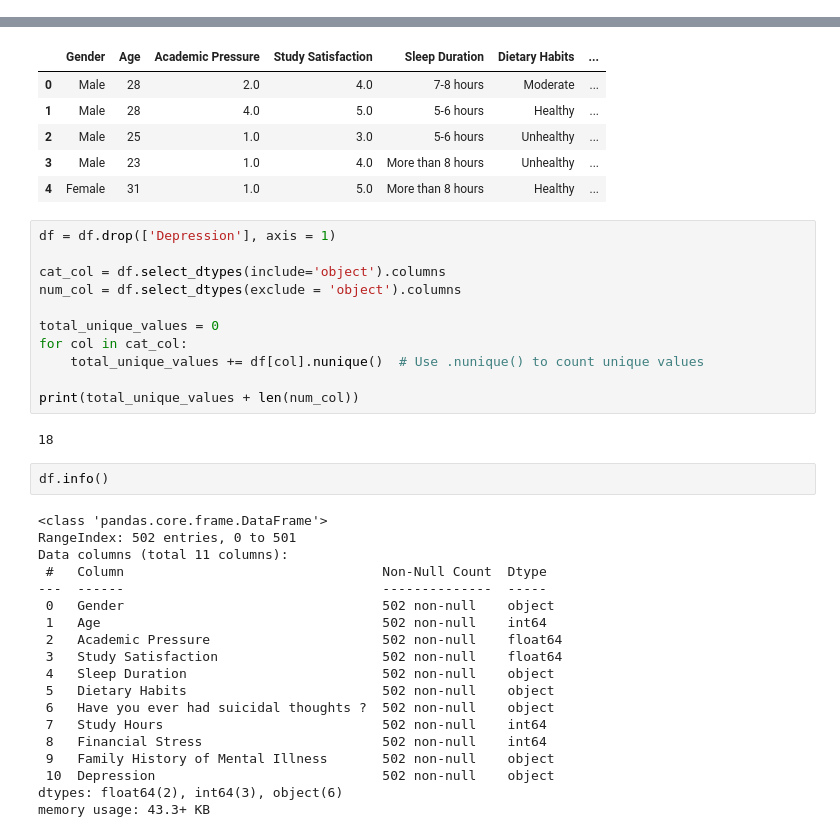
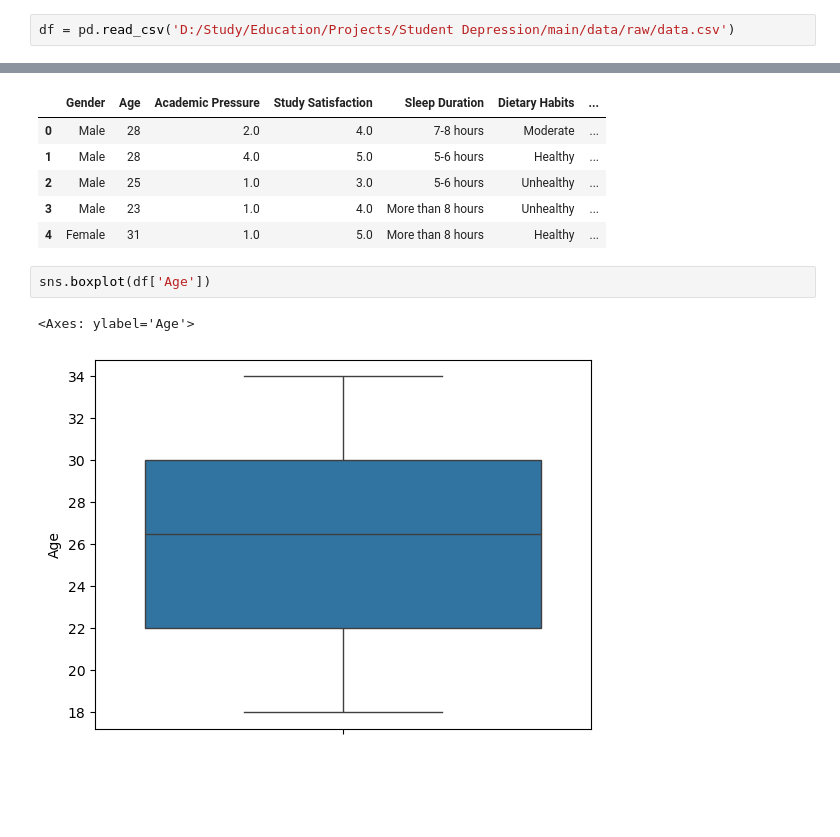
Before and after one commit to GinHikat/Students-Depression, a Jupyter notebook: main/notebook/EDA.ipynb, the cells around one changed output, grey strips where cells are left out. Cells and saved outputs as stored; diff of their text form; blank space fills up the shorter version.

```diff
--- a/main/notebook/EDA.ipynb
+++ b/main/notebook/EDA.ipynb
@@ -52,3 +14,5 @@ array([[0.16732927, 0.83267073]])
+# %%
+df = pd.read_csv('D:/Study/Education/Projects/Student Depression/main/data/raw/data.csv')
 # %%
 df.head()
 # %% [output]
@@ -58,37 +22,8 @@ df.head()
 | 2 | Male | 25 | 1.0 | 3.0 | 5-6 hours | Unhealthy | ... |
 | 3 | Male | 23 | 1.0 | 4.0 | More than 8 hours | Unhealthy | ... |
 | 4 | Female | 31 | 1.0 | 5.0 | More than 8 hours | Healthy | ... |
-# %%
-df = df.drop(['Depression'], axis = 1)
-
-cat_col = df.select_dtypes(include='object').columns
-num_col = df.select_dtypes(exclude = 'object').columns
-
-total_unique_values = 0
-for col in cat_col:
-    total_unique_values += df[col].nunique()  # Use .nunique() to count unique values
-
-print(total_unique_values + len(num_col))
-# %% [output]
-18
-# %%
-df.info()
-# %% [output]
-<class 'pandas.core.frame.DataFrame'>
-RangeIndex: 502 entries, 0 to 501
-Data columns (total 11 columns):
- #   Column                                 Non-Null Count  Dtype
----  ------                                 --------------  -----
- 0   Gender                                 502 non-null    object
- 1   Age                                    502 non-null    int64
- 2   Academic Pressure                      502 non-null    float64
- 3   Study Satisfaction                     502 non-null    float64
- 4   Sleep Duration                         502 non-null    object
- 5   Dietary Habits                         502 non-null    object
- 6   Have you ever had suicidal thoughts ?  502 non-null    object
- 7   Study Hours                            502 non-null    int64
- 8   Financial Stress                       502 non-null    int64
- 9   Family History of Mental Illness       502 non-null    object
- 10  Depression                             502 non-null    object
-dtypes: float64(2), int64(3), object(6)
-memory usage: 43.3+ KB
+# %%
+sns.boxplot(df['Age'])
+# %% [output]
+<Axes: ylabel='Age'>
+[figure, added]
```
Also changed, not shown: parts of 16 cells of this notebook, 7 other files.
